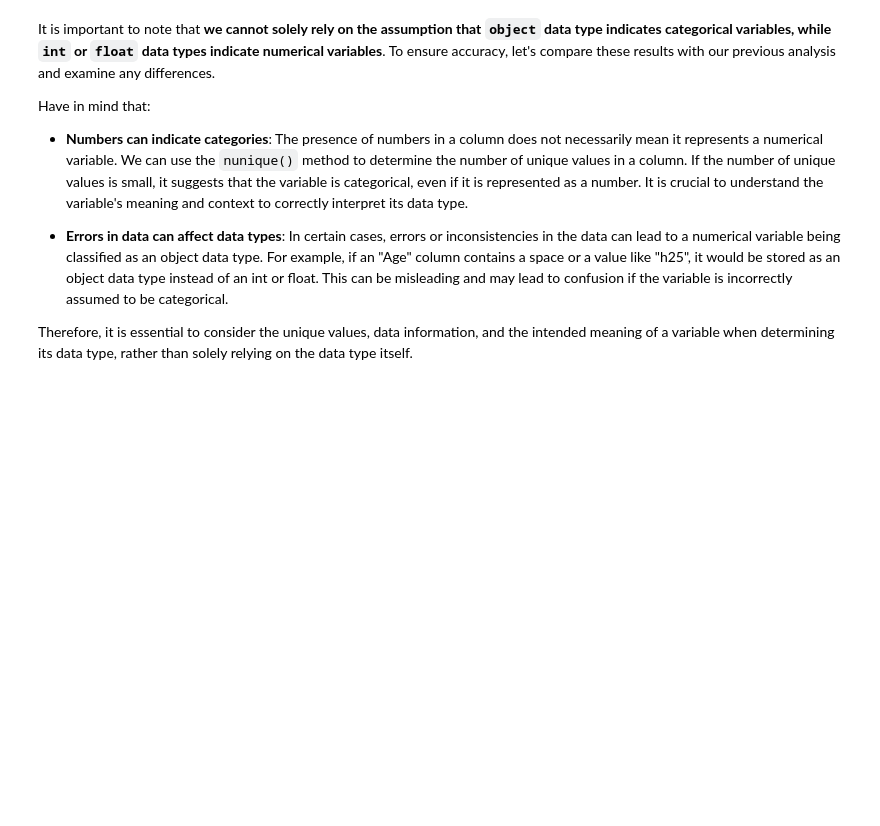
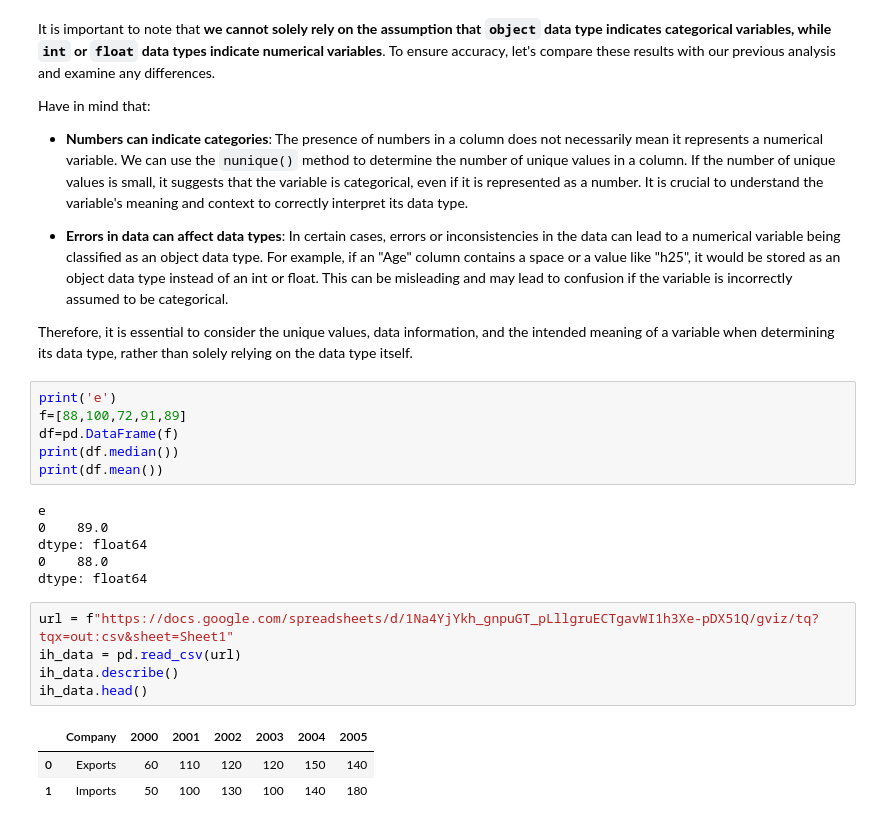
Before and after one commit to jipijipi/IH, a Jupyter notebook: Prework/Stats/notebooks/data_types.ipynb, the cells around one changed output. Drawn from its saved outputs; the diff is of its cells as text; blank space fills up the shorter version.

```diff
--- a/Prework/Stats/notebooks/data_types.ipynb
+++ b/Prework/Stats/notebooks/data_types.ipynb
@@ -385,3 +385,24 @@ Have in mind that:
 - **Errors in data can affect data types**: In certain cases, errors or inconsistencies in the data can lead to a numerical variable being classified as an object data type. For example, if an "Age" column contains a space or a value like "h25", it would be stored as an object data type instead of an int or float. This can be misleading and may lead to confusion if the variable is incorrectly assumed to be categorical.
 
 Therefore, it is essential to consider the unique values, data information, and the intended meaning of a variable when determining its data type, rather than solely relying on the data type itself.
+# %%
+print('e')
+f=[88,100,72,91,89]
+df=pd.DataFrame(f)
+print(df.median())
+print(df.mean())
+# %% [output]
+e
+0    89.0
+dtype: float64
+0    88.0
+dtype: float64
+# %%
+url = f"https://docs.google.com/spreadsheets/d/1Na4YjYkh_gnpuGT_pLllgruECTgavWI1h3Xe-pDX51Q/gviz/tq?tqx=out:csv&sheet=Sheet1"
+ih_data = pd.read_csv(url)
+ih_data.describe()
+ih_data.head()
+# %% [output]
+|  | Company | 2000 | 2001 | 2002 | 2003 | 2004 | 2005 |
+| 0 | Exports | 60 | 110 | 120 | 120 | 150 | 140 |
+| 1 | Imports | 50 | 100 | 130 | 100 | 140 | 180 |
```
